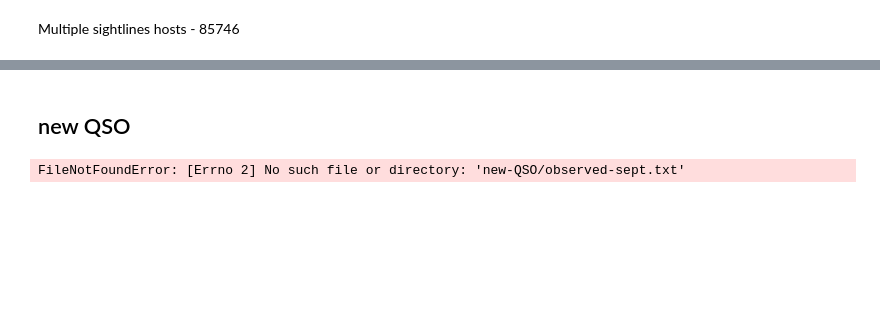
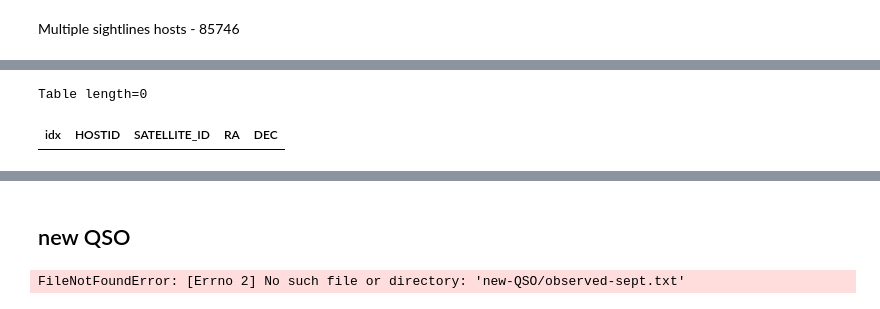
Before and after one commit to ahamanowicz/COS-SAGA, a Jupyter notebook: notebooks/COS-SAGA_main.ipynb, the cells around one changed output, grey strips where cells are left out. Cells and saved outputs as stored; diff of their text form; code cells hidden in the pictures; blank space fills up the shorter version.

```diff
--- a/notebooks/COS-SAGA_main.ipynb
+++ b/notebooks/COS-SAGA_main.ipynb
@@ -232,3 +169,8 @@ Table length=31
+# %%
+cos_saga_satellites['HOSTID','SATELLITE_ID', 'RA', 'DEC'].show_in_notebook()
+# %% [output]
+Table length=0
+| idx | HOSTID | SATELLITE_ID | RA | DEC |
 # %%
 cos_saga_hosts['No SATELLITES'] = [0,-99,5,9,12,3,1]
 cos_saga_hosts.show_in_notebook()
```
Also changed, not shown: parts of 20 cells of this notebook, 3 other files.
